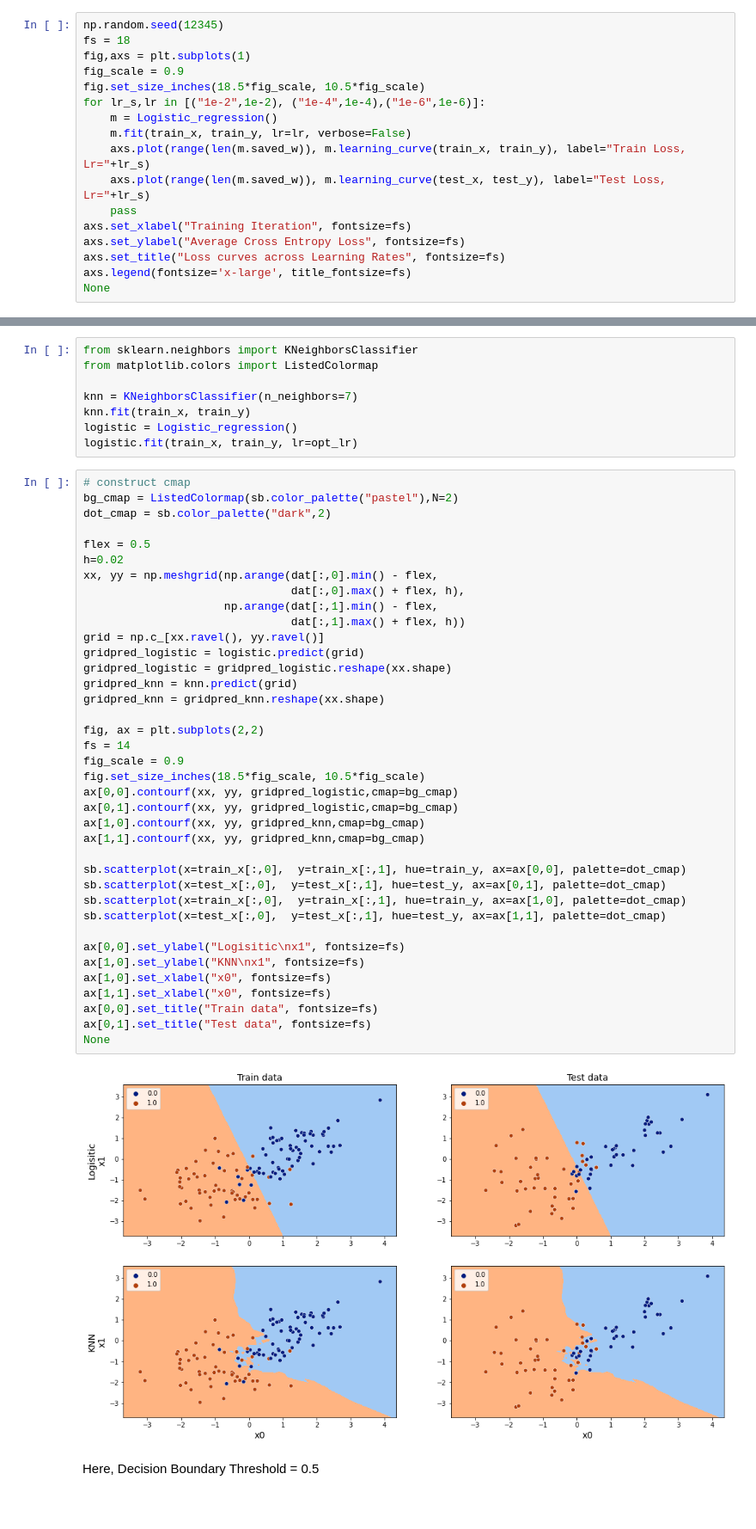
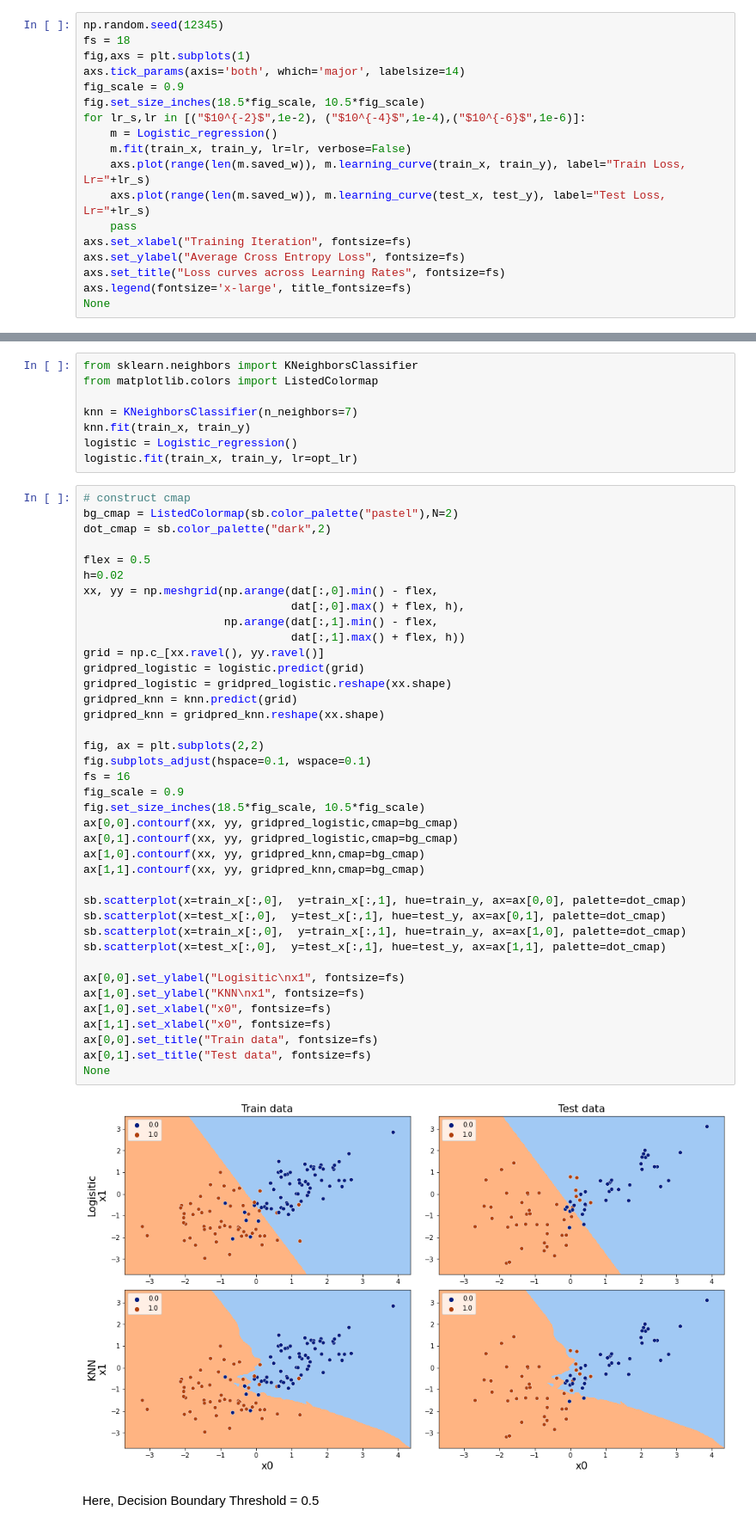
Before and after one commit to satvikk/ids705, a Jupyter notebook: assignments/Assignment_3.ipynb, the cells around one changed output, grey strips where cells are left out. Shown at 86% size. Cells and saved outputs as stored; diff of their text form; blank space fills up the shorter version.

```diff
--- a/assignments/Assignment_3.ipynb
+++ b/assignments/Assignment_3.ipynb
@@ -237,9 +249,10 @@ class Logistic_regression:
 np.random.seed(12345)
 fs = 18
 fig,axs = plt.subplots(1)
+axs.tick_params(axis='both', which='major', labelsize=14)
 fig_scale = 0.9
 fig.set_size_inches(18.5*fig_scale, 10.5*fig_scale)
-for lr_s,lr in [("1e-2",1e-2), ("1e-4",1e-4),("1e-6",1e-6)]:
+for lr_s,lr in [("$10^{-2}$",1e-2), ("$10^{-4}$",1e-4),("$10^{-6}$",1e-6)]:
     m = Logistic_regression()
     m.fit(train_x, train_y, lr=lr, verbose=False)
     axs.plot(range(len(m.saved_w)), m.learning_curve(train_x, train_y), label="Train Loss, Lr="+lr_s)
@@ -309,35 +322,36 @@ xx, yy = np.meshgrid(np.arange(dat[:,0].min() - flex,
                                dat[:,0].max() + flex, h),
                      np.arange(dat[:,1].min() - flex,
                                dat[:,1].max() + flex, h))
 grid = np.c_[xx.ravel(), yy.ravel()]
 gridpred_logistic = logistic.predict(grid)
 gridpred_logistic = gridpred_logistic.reshape(xx.shape)
 gridpred_knn = knn.predict(grid)
 gridpred_knn = gridpred_knn.reshape(xx.shape)
 
 fig, ax = plt.subplots(2,2)
-fs = 14
+fig.subplots_adjust(hspace=0.1, wspace=0.1)
+fs = 16
 fig_scale = 0.9
 fig.set_size_inches(18.5*fig_scale, 10.5*fig_scale)
 ax[0,0].contourf(xx, yy, gridpred_logistic,cmap=bg_cmap)
 ax[0,1].contourf(xx, yy, gridpred_logistic,cmap=bg_cmap)
 ax[1,0].contourf(xx, yy, gridpred_knn,cmap=bg_cmap)
 ax[1,1].contourf(xx, yy, gridpred_knn,cmap=bg_cmap)
 
 sb.scatterplot(x=train_x[:,0],  y=train_x[:,1], hue=train_y, ax=ax[0,0], palette=dot_cmap)
 sb.scatterplot(x=test_x[:,0],  y=test_x[:,1], hue=test_y, ax=ax[0,1], palette=dot_cmap)
 sb.scatterplot(x=train_x[:,0],  y=train_x[:,1], hue=train_y, ax=ax[1,0], palette=dot_cmap)
 sb.scatterplot(x=test_x[:,0],  y=test_x[:,1], hue=test_y, ax=ax[1,1], palette=dot_cmap)
 
 ax[0,0].set_ylabel("Logisitic\nx1", fontsize=fs)
 ax[1,0].set_ylabel("KNN\nx1", fontsize=fs)
 ax[1,0].set_xlabel("x0", fontsize=fs)
 ax[1,1].set_xlabel("x0", fontsize=fs)
 ax[0,0].set_title("Train data", fontsize=fs)
 ax[0,1].set_title("Test data", fontsize=fs)
 None
 # %% [output]
-[figure, old version]
+[figure, new version]
 # %% [markdown]
 Here, Decision Boundary Threshold = 0.5
 # %%
```
Also changed, not shown: parts of 14 cells of this notebook, 4 other files.
